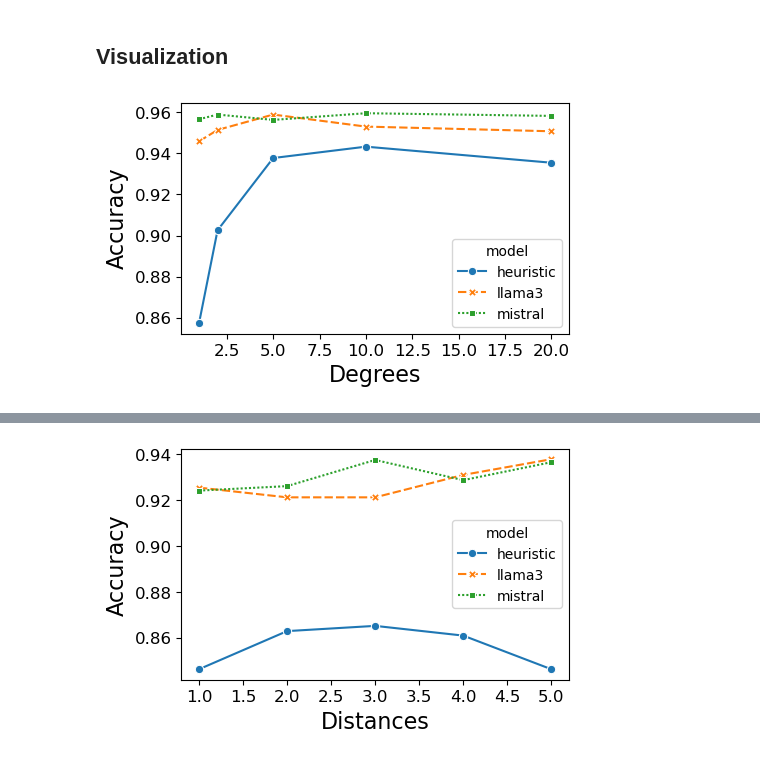
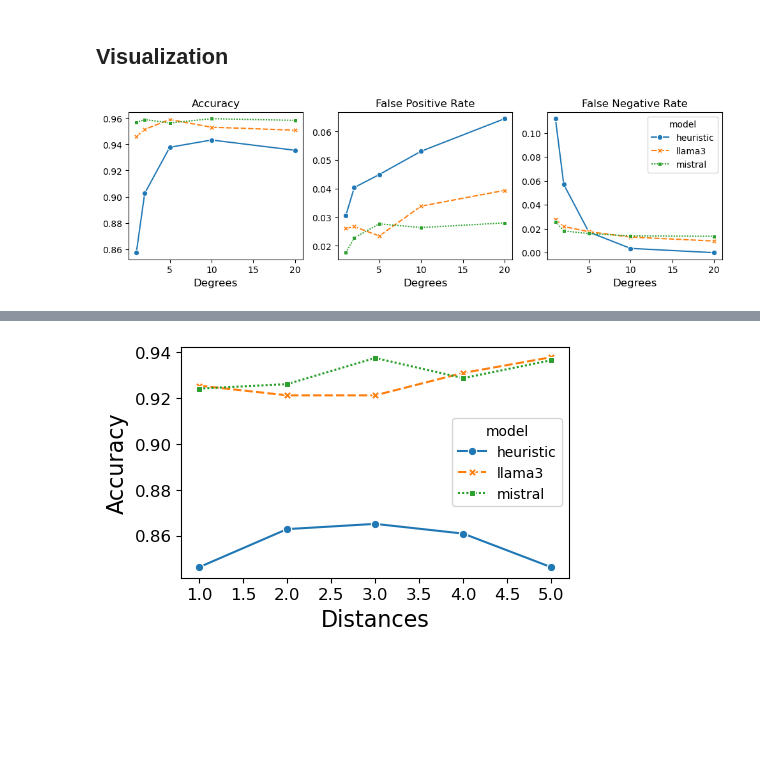
Before and after one commit to BeanHam/2024-spatial-data-integration, a Jupyter notebook: inference_results/inference_results.ipynb, the cells around one changed output, grey strips where cells are left out. Drawn from its saved outputs; the diff is of its cells as text; code cells hidden in the pictures; blank space fills up the shorter version.

```diff
--- a/inference_results/inference_results.ipynb
+++ b/inference_results/inference_results.ipynb
@@ -8,5 +34,5 @@ from sklearn.metrics import accuracy_score, confusion_matrix
 # %%
-def metric_calculation(data, model, metric_name, metric_value):
+def post_processing(data, model, metric_name, metric_value):
 
     ## load ground truth & predictions
     gt=np.array(data['label'])
@@ -21,14 +47,15 @@ def metric_calculation(data, model, metric_name, metric_value):
                            .replace('</s>', '')\
                            .split('Label:')[1]\
                            .strip()) for i in pred])
+    new_data=data.add_column("pred", pred)
+    in_train, not_in_train=filter_data(new_data, metric_name, metric_value)
 
     ## accuracy calculation
-    accuracy=accuracy_score(gt, pred)
-    _,fpc,fnc,_=confusion_matrix(gt, pred).ravel()
-    fpr=fpc/len(data)
-    fnr=fnc/len(data)
+    acc,fpr,fnr=metric_calculation(new_data)
+    p_acc,_,_=metric_calculation(in_train)
+    n_acc,_,_=metric_calculation(not_in_train)
 
-    return pred,accuracy,fpr,fnr
+    return pred,acc,fpr,fnr,p_acc,n_acc
 # %%
 ds = load_dataset("beanham/spatial_join_dataset")
 test=ds['test']
@@ -43,22 +70,33 @@ for model in models:
         elif metric_name=='distance':
             metric_values=[1,2,3,4,5]
         for metric_value in metric_values:
-            pred,acc,fpr,fnr=metric_calculation(test, model,metric_name,metric_value)
-            results.append([model, metric_name, metric_value, acc, fpr, fnr])
+            pred,acc,fpr,fnr,p_acc,n_acc=post_processing(test, model,metric_name,metric_value)
+            results.append([model, metric_name, metric_value, acc,fpr,fnr,p_acc,n_acc])
             predictions[f'{model}_{metric_name}_{metric_value}']=pred
-results=pd.DataFrame(results, columns=['model','metric','metric_value','acc','fpr','fnr'])
+results=pd.DataFrame(results, columns=['model','metric','metric_value','acc','fpr','fnr','p_acc','n_acc'])
 results['metric_index']=[f'metric_{i}'for i in range(1,6)]*6
 degree_results=results[results['metric']=='degree'].reset_index(drop=True)
 distance_results=results[results['metric']=='distance'].reset_index(drop=True)
 # %% [markdown]
 ## Visualization
 # %%
-plt.figure(figsize=(5,3))
-sns.lineplot(data=degree_results, x="metric_value", y="acc",style="model",hue="model",markers=True)
-plt.xlabel('Degrees', fontsize=16)
-plt.ylabel('Accuracy', fontsize=16)
-plt.xticks(fontsize=12)
-plt.yticks(fontsize=12)
+fig, axs = plt.subplots(ncols=3,figsize=(12, 3))
+sns.lineplot(data=degree_results, x="metric_value", y="acc",style="model",hue="model",markers=True,ax=axs[0],legend=False)
+sns.lineplot(data=degree_results, x="metric_value", y="fpr",style="model",hue="model",markers=True,ax=axs[1],legend=False)
+sns.lineplot(data=degree_results, x="metric_value", y="fnr",style="model",hue="model",markers=True,ax=axs[2])
+axs[0].set_xlabel('Degrees', fontsize=12)
+axs[1].set_xlabel('Degrees', fontsize=12)
+axs[2].set_xlabel('Degrees', fontsize=12)
+axs[0].set_ylabel('')
+axs[1].set_ylabel('')
+axs[2].set_ylabel('')
+axs[0].set_title('Accuracy', fontsize=12)
+axs[1].set_title('False Positive Rate', fontsize=12)
+axs[2].set_title('False Negative Rate', fontsize=12)
+#plt.xlabel('Degrees', fontsize=16)
+#plt.ylabel('Accuracy', fontsize=16)
+#plt.xticks(fontsize=12)
+#plt.yticks(fontsize=12)
 pass
 # %% [output]
-[figure, old version]
+[figure, new version]
```
Also changed, not shown: parts of 21 cells of this notebook, 2 other files.
